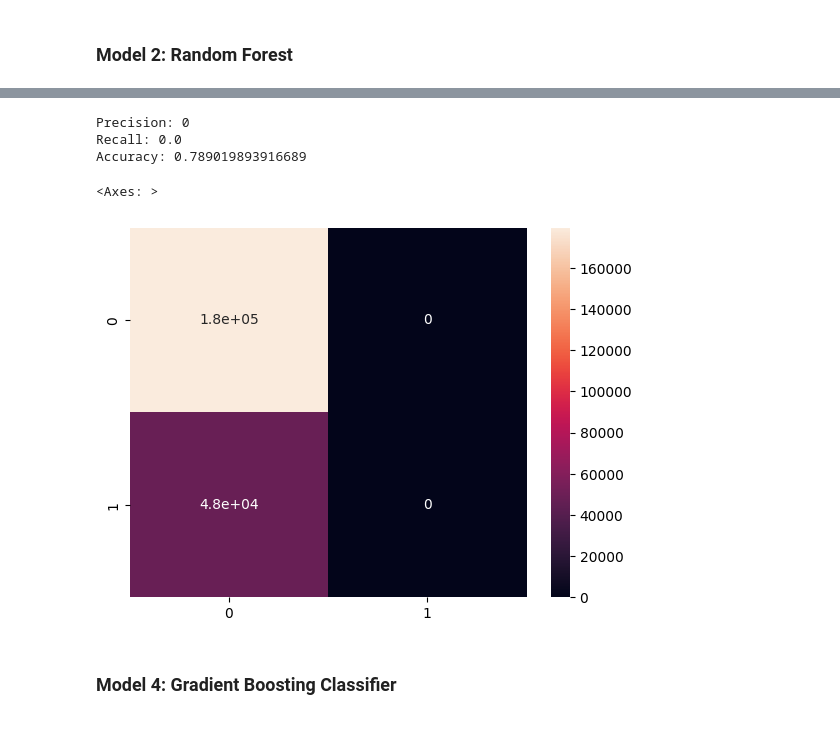
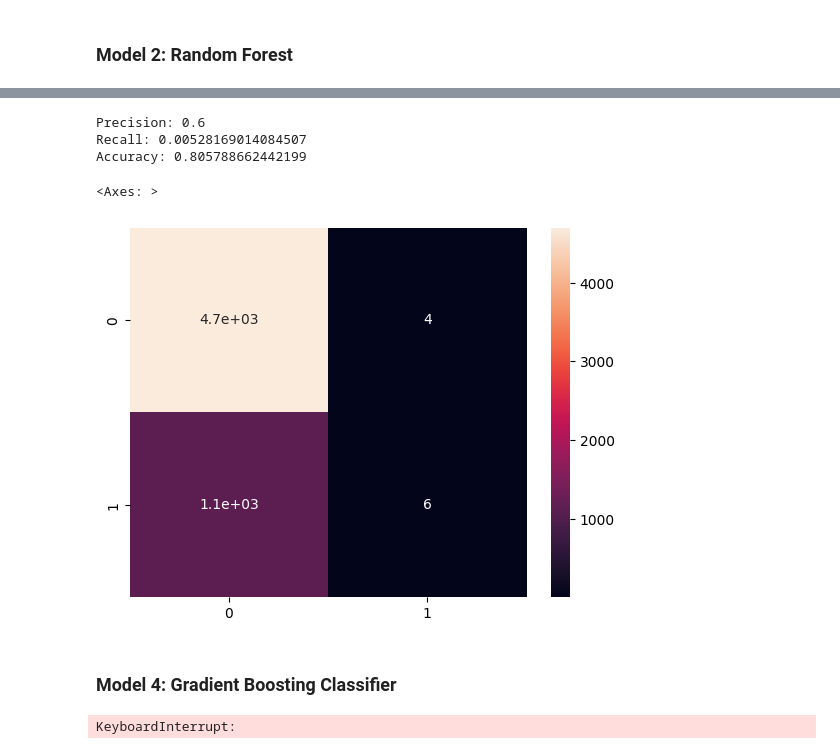
Before and after one commit to samuelleehope/ID5059_Flight_Prediction, a Jupyter notebook: ID5059Project1.ipynb, the cells around one changed output, grey strips where cells are left out. Drawn from its saved outputs; the diff is of its cells as text; code cells hidden in the pictures.

```diff
--- a/ID5059Project1.ipynb
+++ b/ID5059Project1.ipynb
@@ -462,7 +449,6 @@ y = flights['Disruption']
 # Split the data into training and test sets
 X_train, X_test, y_train, y_test = train_test_split(X, y, test_size=0.2, random_state=17)
 
-
 class CyclicalTransformer(BaseEstimator, TransformerMixin):
     def fit(self, X, y=None):
         return self
@@ -476,6 +462,8 @@ class CyclicalTransformer(BaseEstimator, TransformerMixin):
         X_transformed['Time_sin'] = np.sin(2 * np.pi * X_transformed['TimeOfDay'] / 24)
         X_transformed['Time_cos'] = np.cos(2 * np.pi * X_transformed['TimeOfDay'] / 24)
         return X_transformed.drop(['DayOfWeek', 'Month'], axis=1)
+    def fit_transform(self, X, y=None):
+        return self.transform(X)
 
 preprocessor = ColumnTransformer(
     transformers=[
@@ -529,0 +546,20 @@ Accuracy: 0.8054461380373351
+# %%
+rf = RandomForestClassifier(**best_params)
+
+#Fit and transform the pipeline on the training data
+full_X = preprocessor.fit_transform(X_train, y_train)
+rf.fit(X_train, y_train)
+
+
+# Evaluate on the test set
+predictions = cross_val_predict(rf, X_train, y_train, cv=5)
+conf_mat = confusion_matrix(y_train, predictions)
+precision = conf_mat[1,1]/sum(conf_mat[:,1]) if sum(conf_mat[:,1])>0 else 0
+recall = conf_mat[1,1]/sum(conf_mat[1,:])
+accuracy = (conf_mat[0,0]+conf_mat[1,1])/(sum(conf_mat[0,:])+sum(conf_mat[1,:]))
+f1_score = precision*recall/(precision+recall)
+
+print(f'Precision: {precision}')
+print(f'Recall: {recall}')
+print(f'Accuracy: {accuracy}')
+sns.heatmap(conf_mat, annot=True)
@@ -560,29 +623,62 @@ Accuracy: 0.7693984364357063
 # %%
-pipeline = Pipeline([
+# Split the data into training and test sets
+X_train, X_test, y_train, y_test = train_test_split(X, y, test_size=0.2, random_state=17)
+
+sgd_pipeline = Pipeline([
     ('preprocessor', preprocessor),
     ('classifier', SGDClassifier(loss="hinge"))
 ])
 
-# Fit the pipeline on the training data
-pipeline.fit(X_train, y_train)
+#Fit and transform the pipeline on the training data
+X_train = sgd_pipeline.named_steps['preprocessor'].fit_transform(X_train, y_train)
+sgd_pipeline.named_steps['classifier'].fit(X_train, y_train)
 
 # Evaluate on the test set
-predictions = pipeline.predict(X_test)
+predictions = sgd_pipeline.predict(X_test)
 conf_mat = confusion_matrix(y_test, predictions)
 precision = conf_mat[1,1]/sum(conf_mat[:,1]) if sum(conf_mat[:,1])>0 else 0
 recall = conf_mat[1,1]/sum(conf_mat[1,:])
 accuracy = (conf_mat[0,0]+conf_mat[1,1])/(sum(conf_mat[0,:])+sum(conf_mat[1,:]))
 
 print(f'Precision: {precision}')
 print(f'Recall: {recall}')
 print(f'Accuracy: {accuracy}')
 sns.heatmap(conf_mat, annot=True)
 # %% [output]
-Precision: 0
-Recall: 0.0
-Accuracy: 0.789019893916689
+Precision: 0.6
+Recall: 0.00528169014084507
+Accuracy: 0.805788662442199
 <Axes: >
-[figure, old version]
+[figure, new version]
 # %% [markdown]
 ### Model 4: Gradient Boosting Classifier
+# %%
+cv = StratifiedKFold(n_splits=3, shuffle=True, random_state=42)
+
+full_X, full_y = X.copy(), y.copy()
+
+# Define the parameter grid for grid search
+param_grid = {
+    'n_estimators': [100, 200, 300],  # Number of boosting stages
+    'learning_rate': [0.05, 0.1, 0.2],  # Learning rate (shrinkage parameter)
+    'max_depth': [3, 4, 5],  # Maximum depth of each tree
+    'min_samples_split': [2, 5, 10],  # Minimum number of samples required to split an internal node
+    'min_samples_leaf': [1, 2, 4],  # Minimum number of samples required to be at a leaf node
+    'subsample': [0.8, 0.9, 1.0],  # Subsample ratio of the training instances
+    'max_features': ['auto', 'sqrt', 'log2', None],  # Number of features to consider when looking for the best split
+}
+
+gb = GradientBoostingClassifier()
+
+full_X = preprocessor.fit_transform(full_X,full_y)
+
+rf.fit(full_X, full_y)
+
+grid_search = GridSearchCV(estimator=gb, param_grid=param_grid, cv=cv, scoring='accuracy', n_jobs=-1)
+grid_search.fit(full_X, full_y)
+
+best_params, best_score = grid_search.best_params_, grid_search.best_score_
+best_params, best_score
+# %% [output]
+KeyboardInterrupt:
 # %%
```
Also changed, not shown: parts of 12 cells of this notebook.
